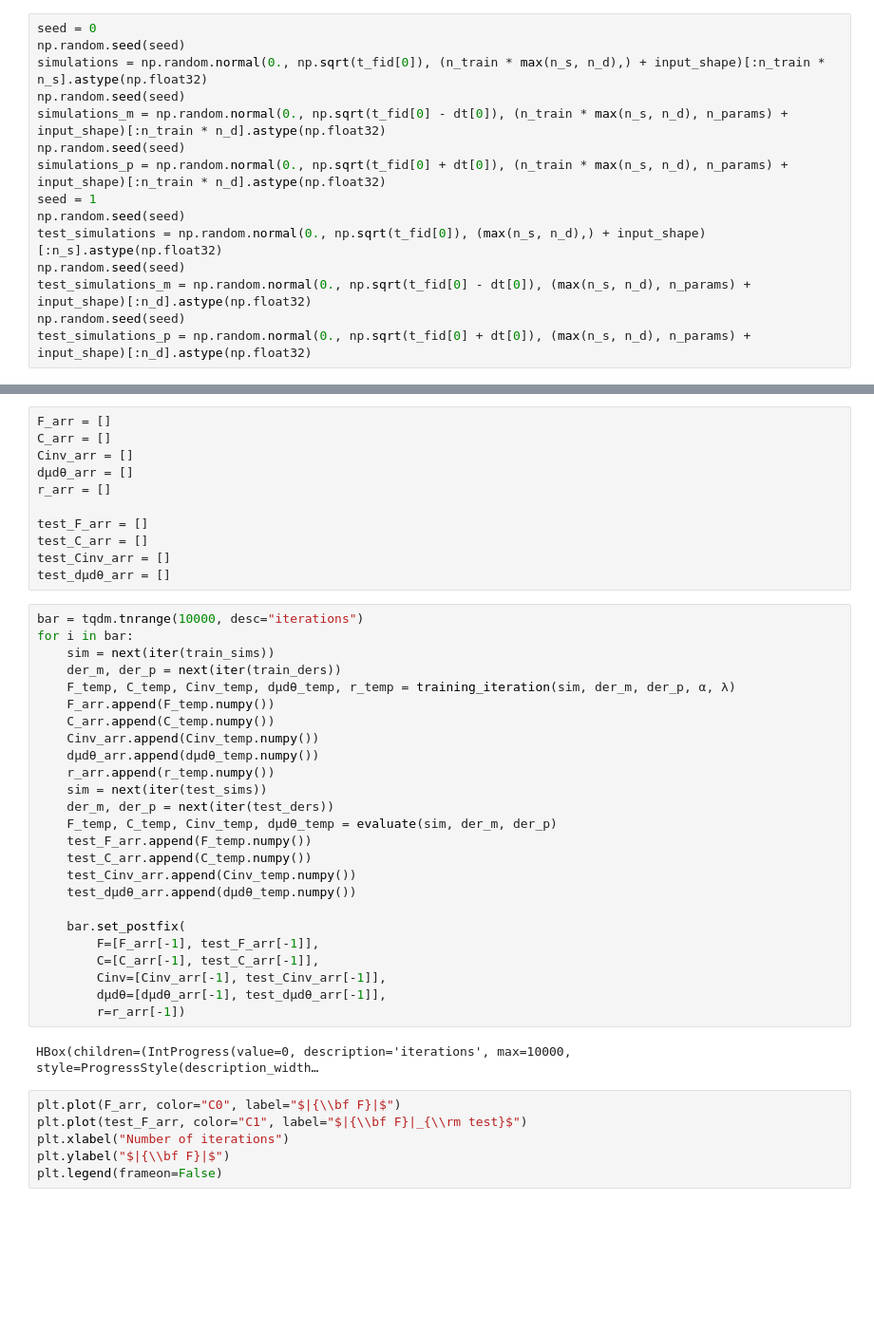
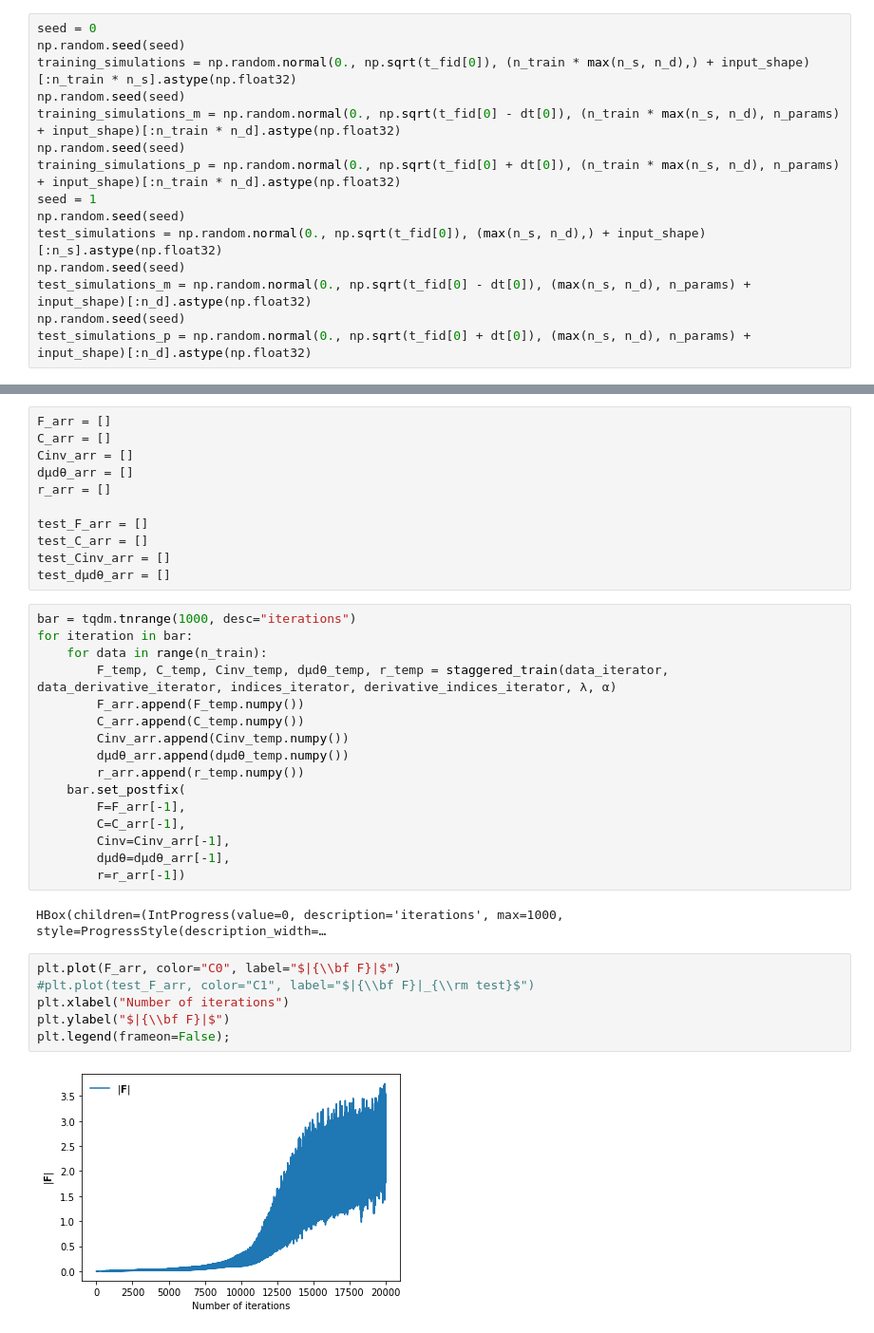
Before and after one commit to tomcharnock/IMNN, a Jupyter notebook: TF2.ipynb, the cells around one changed output, grey strips where cells are left out. Shown at 95% size. Cells and saved outputs as stored; diff of their text form; blank space fills up the shorter version.

```diff
--- a/TF2.ipynb
+++ b/TF2.ipynb
@@ -22,11 +22,11 @@ dθ = tf.constant(dt, dtype=tf.float32)
 # %%
 seed = 0
 np.random.seed(seed)
-simulations = np.random.normal(0., np.sqrt(t_fid[0]), (n_train * max(n_s, n_d),) + input_shape)[:n_train * n_s].astype(np.float32)
+training_simulations = np.random.normal(0., np.sqrt(t_fid[0]), (n_train * max(n_s, n_d),) + input_shape)[:n_train * n_s].astype(np.float32)
 np.random.seed(seed)
-simulations_m = np.random.normal(0., np.sqrt(t_fid[0] - dt[0]), (n_train * max(n_s, n_d), n_params) + input_shape)[:n_train * n_d].astype(np.float32)
+training_simulations_m = np.random.normal(0., np.sqrt(t_fid[0] - dt[0]), (n_train * max(n_s, n_d), n_params) + input_shape)[:n_train * n_d].astype(np.float32)
 np.random.seed(seed)
-simulations_p = np.random.normal(0., np.sqrt(t_fid[0] + dt[0]), (n_train * max(n_s, n_d), n_params) + input_shape)[:n_train * n_d].astype(np.float32)
+training_simulations_p = np.random.normal(0., np.sqrt(t_fid[0] + dt[0]), (n_train * max(n_s, n_d), n_params) + input_shape)[:n_train * n_d].astype(np.float32)
 seed = 1
 np.random.seed(seed)
 test_simulations = np.random.normal(0., np.sqrt(t_fid[0]), (max(n_s, n_d),) + input_shape)[:n_s].astype(np.float32)
@@ -476,37 +471,30 @@ test_C_arr = []
 test_Cinv_arr = []
 test_dμdθ_arr = []
 # %%
-bar = tqdm.tnrange(10000, desc="iterations")
-for i in bar:
-    sim = next(iter(train_sims))
-    der_m, der_p = next(iter(train_ders))
-    F_temp, C_temp, Cinv_temp, dμdθ_temp, r_temp = training_iteration(sim, der_m, der_p, α, λ)
-    F_arr.append(F_temp.numpy())
-    C_arr.append(C_temp.numpy())
-    Cinv_arr.append(Cinv_temp.numpy())
-    dμdθ_arr.append(dμdθ_temp.numpy())
-    r_arr.append(r_temp.numpy())
-    sim = next(iter(test_sims))
-    der_m, der_p = next(iter(test_ders))
-    F_temp, C_temp, Cinv_temp, dμdθ_temp = evaluate(sim, der_m, der_p)
-    test_F_arr.append(F_temp.numpy())
-    test_C_arr.append(C_temp.numpy())
-    test_Cinv_arr.append(Cinv_temp.numpy())
-    test_dμdθ_arr.append(dμdθ_temp.numpy())
-
+bar = tqdm.tnrange(1000, desc="iterations")
+for iteration in bar:
+    for data in range(n_train):
+        F_temp, C_temp, Cinv_temp, dμdθ_temp, r_temp = staggered_train(data_iterator, data_derivative_iterator, indices_iterator, derivative_indices_iterator, λ, α)
+        F_arr.append(F_temp.numpy())
+        C_arr.append(C_temp.numpy())
+        Cinv_arr.append(Cinv_temp.numpy())
+        dμdθ_arr.append(dμdθ_temp.numpy())
+        r_arr.append(r_temp.numpy())
     bar.set_postfix(
-        F=[F_arr[-1], test_F_arr[-1]],
-        C=[C_arr[-1], test_C_arr[-1]],
-        Cinv=[Cinv_arr[-1], test_Cinv_arr[-1]],
-        dμdθ=[dμdθ_arr[-1], test_dμdθ_arr[-1]],
+        F=F_arr[-1],
+        C=C_arr[-1],
+        Cinv=Cinv_arr[-1],
+        dμdθ=dμdθ_arr[-1],
         r=r_arr[-1])
 # %% [output]
-HBox(children=(IntProgress(value=0, description='iterations', max=10000, style=ProgressStyle(description_width…
+HBox(children=(IntProgress(value=0, description='iterations', max=1000, style=ProgressStyle(description_width=…
 # %%
 plt.plot(F_arr, color="C0", label="$|{\\bf F}|$")
-plt.plot(test_F_arr, color="C1", label="$|{\\bf F}|_{\\rm test}$")
+#plt.plot(test_F_arr, color="C1", label="$|{\\bf F}|_{\\rm test}$")
 plt.xlabel("Number of iterations")
 plt.ylabel("$|{\\bf F}|$")
-plt.legend(frameon=False)
+plt.legend(frameon=False);
+# %% [output]
+[figure, added]
 # %%
 plt.plot(C_arr, color="C0", label="$|{\\bf C}|$")
```
Also changed, not shown: parts of 20 cells of this notebook.
